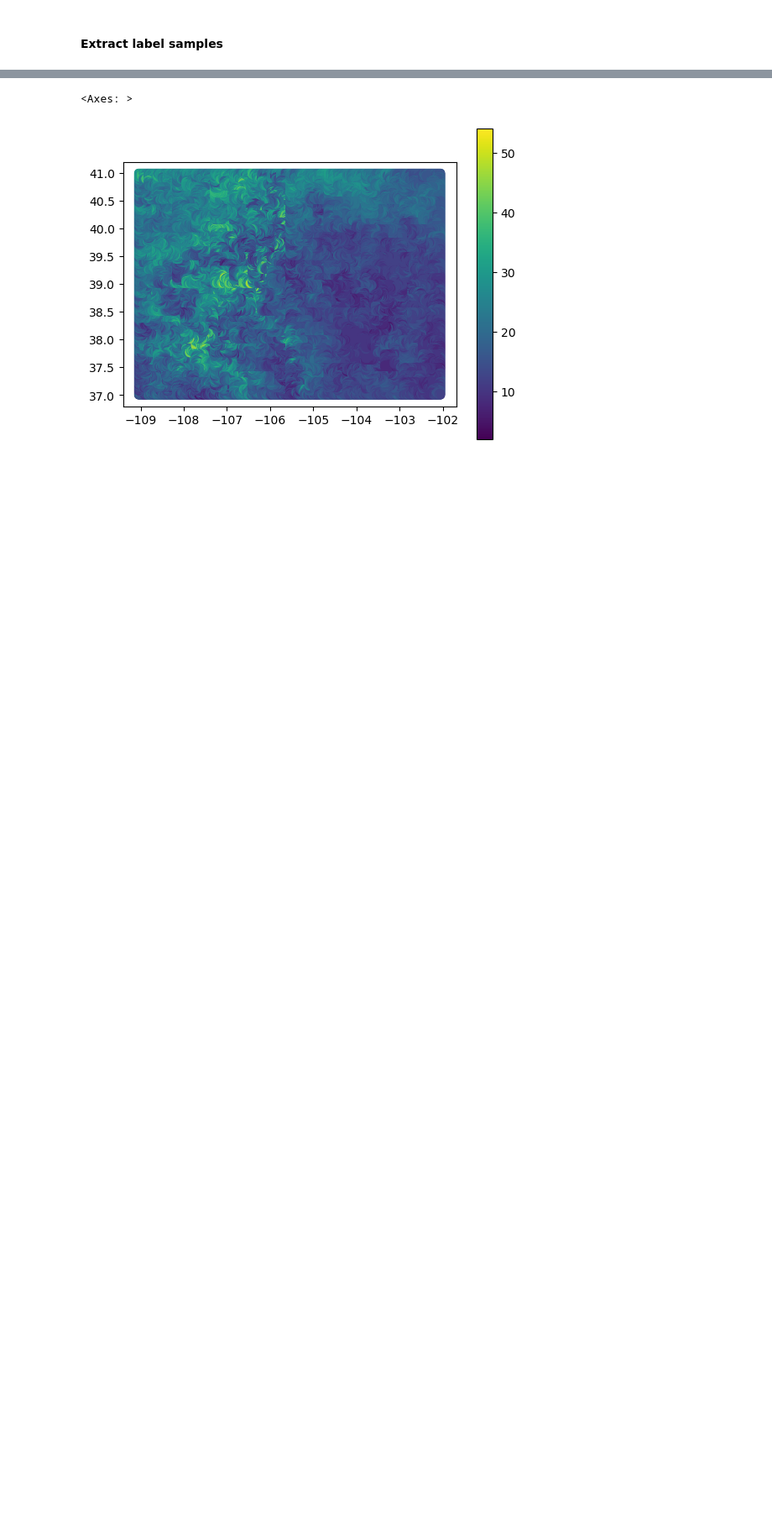
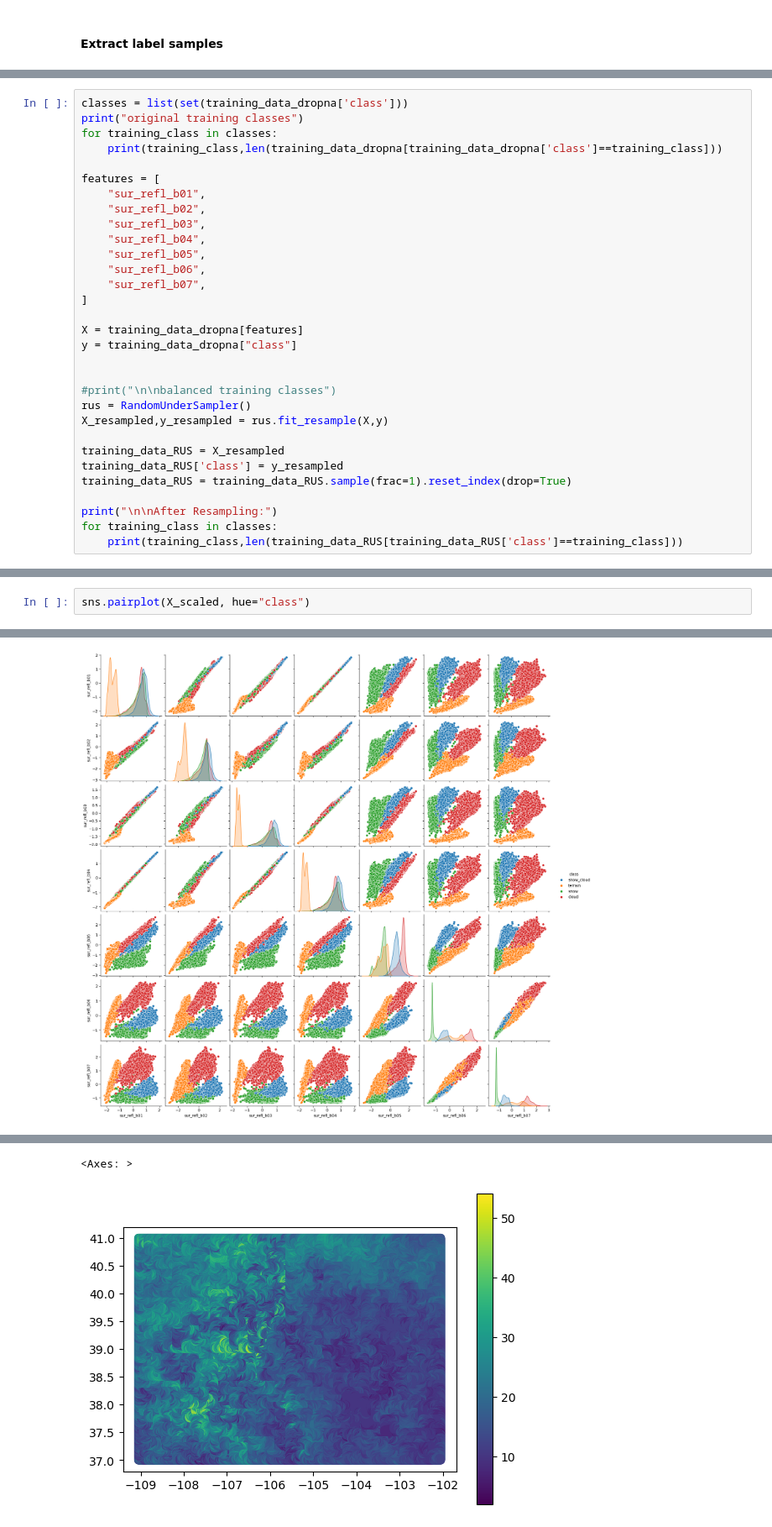
Before and after one commit to GeoToth/co_cloudcover, a Jupyter notebook: notebooks/model_training.ipynb, the cells around one changed output, grey strips where cells are left out. Shown at 84% size. Saved outputs shown, nothing was run; the diff lists cells and outputs as text; blank space fills up the shorter version.

```diff
--- a/notebooks/model_training.ipynb
+++ b/notebooks/model_training.ipynb
@@ -77,0 +73,31 @@ for zone in training_zones.itertuples():
+# %%
+classes = list(set(training_data_dropna['class']))
+print("original training classes")
+for training_class in classes:
+    print(training_class,len(training_data_dropna[training_data_dropna['class']==training_class]))
+
+features = [
+    "sur_refl_b01",
+    "sur_refl_b02",
+    "sur_refl_b03",
+    "sur_refl_b04",
+    "sur_refl_b05",
+    "sur_refl_b06",
+    "sur_refl_b07",
+]
+
+X = training_data_dropna[features]
+y = training_data_dropna["class"]
+
+
+#print("\n\nbalanced training classes")
+rus = RandomUnderSampler()
+X_resampled,y_resampled = rus.fit_resample(X,y)
+
+training_data_RUS = X_resampled
+training_data_RUS['class'] = y_resampled
+training_data_RUS = training_data_RUS.sample(frac=1).reset_index(drop=True)
+
+print("\n\nAfter Resampling:")
+for training_class in classes:
+    print(training_class,len(training_data_RUS[training_data_RUS['class']==training_class]))
@@ -77,0 +158,3 @@ for zone in training_zones.itertuples():
+# %%
+sns.pairplot(X_scaled, hue="class")
+# %% [output]
@@ -78 +162,2 @@ for zone in training_zones.itertuples():
+[figure, added]
 # %%
```
Also changed, not shown: parts of 16 cells of this notebook, 4 other files.
